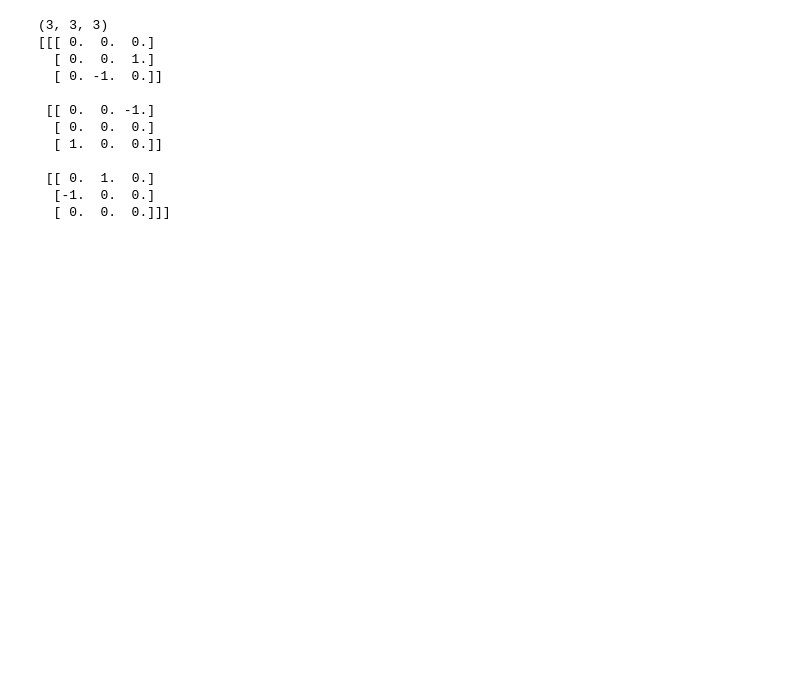
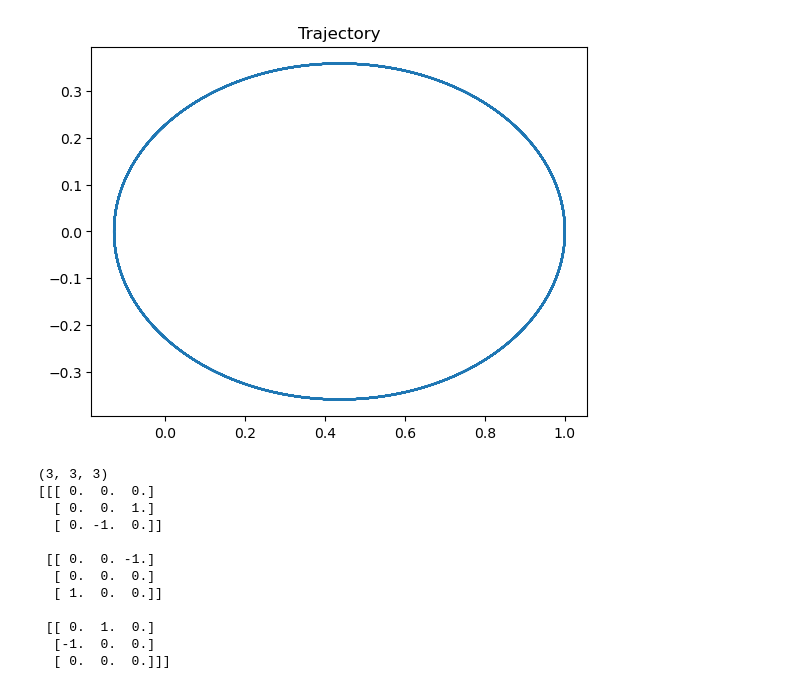
Before and after one commit to ashcat2005/newtonianBinarySystemSimulation, a Jupyter notebook: binarySystemNotebook.ipynb, the cells around one changed output. Saved outputs shown, nothing was run; the diff lists cells and outputs as text; code cells hidden in the pictures; blank space fills up the shorter version.

Commit message:
Tested the integrator with the GW emission off and concluded it works, the overflow is not coming from it.

```diff
--- a/binarySystemNotebook.ipynb
+++ b/binarySystemNotebook.ipynb
@@ -1,6 +1,13 @@
 # %%
 import numpy as np
 import random
+# %%
+G = 4*np.pi**2
+c = 63197.8
+m1 =0.5
+m2 = 0.5
+M = m1+m2
+mu = m1*m2/M
 # %%
 #Define the differential equation that describes the newtonian dynamics.
 def ODE(q0):
@@ -56,6 +63,26 @@ def velocityVerletIntegrator(ODE,q,dt):
     #Calculate the velocity at t+dt
     qNew[2:4] = q[2:4] + (a0+a1)/2 * dt
     return qNew
+# %%
+n = 500000
+# Initial Conditions
+stateArray = np.zeros([n,4])
+stateArray[0,0] = 1. # initial x
+stateArray[0,1] = 0. # initial y
+stateArray[0,2] = 0. # initial vx
+stateArray[0,3] = 3. # initial vy
+dt = 1E-5
+for i in range(1,n):
+    stateArray[i,:] = velocityVerletIntegrator(ODE, stateArray[i-1,:],dt)
+# %%
+import matplotlib.pyplot as plt
+fig = plt.figure()
+ax = fig.add_subplot(1,1,1)
+ax.set_title('Trajectory')
+plt.plot(stateArray[:,0],stateArray[:,1])
+plt.show() #The integrator works
+# %% [output]
+[figure, added]
 # %%
 #Define the model for the emision of energy and angular momentum.
 def emissionModel(q,dE,dL):
```
Also changed, not shown: parts of 9 cells of this notebook, 1 other file.
